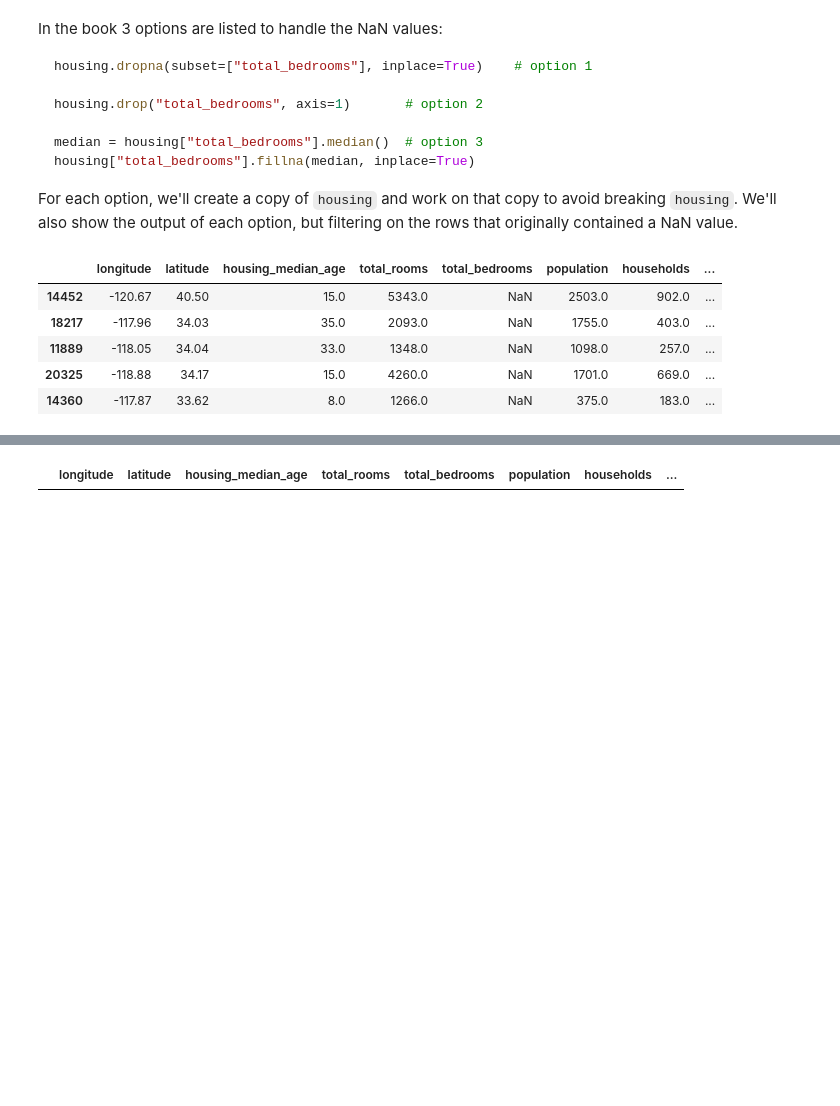
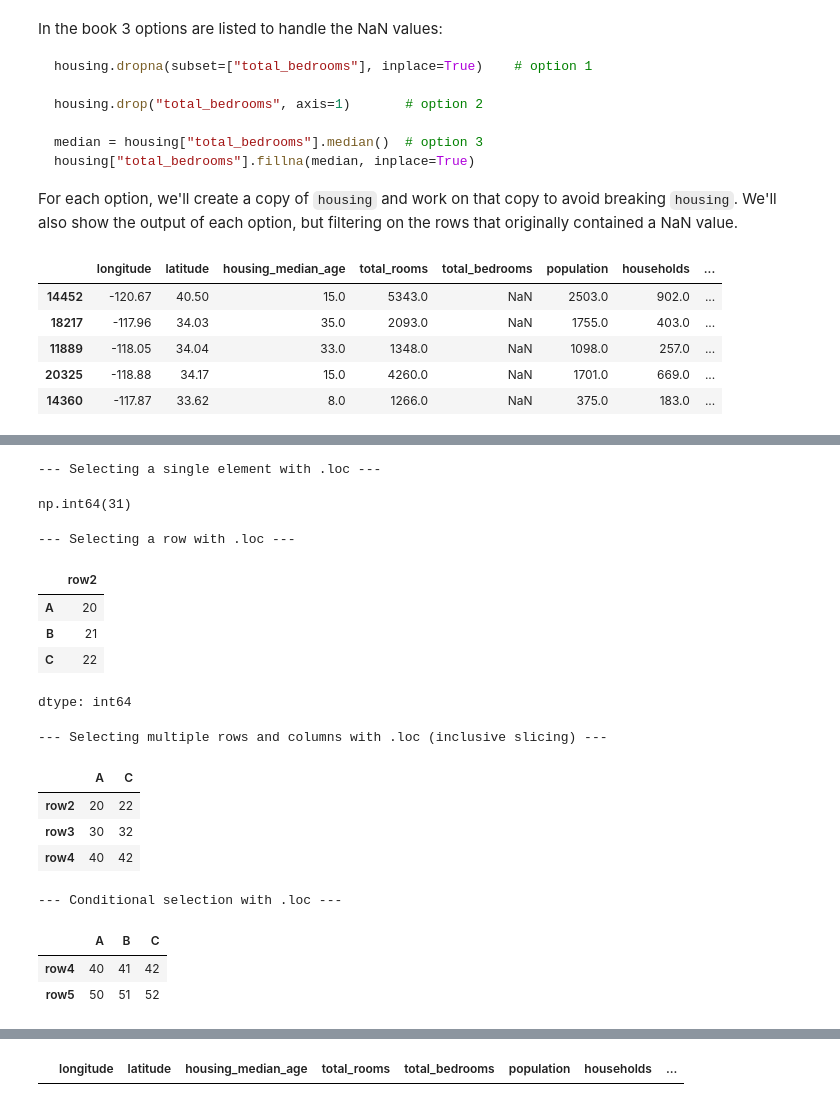
Before and after one commit to neharunwal/ML_Explore, a Jupyter notebook: 02_end_to_end_machine_learning_project.ipynb, the cells around one changed output, grey strips where cells are left out. Saved outputs shown, nothing was run; the diff lists cells and outputs as text; code cells hidden in the pictures; blank space fills up the shorter version.

```diff
--- a/02_end_to_end_machine_learning_project.ipynb
+++ b/02_end_to_end_machine_learning_project.ipynb
@@ -485,0 +465,30 @@ housing.loc[null_rows_idx].head()
+# %%
+print('--- Selecting a single element with .loc ---')
+display(df.loc['row3', 'B'])
+
+print('\n--- Selecting a row with .loc ---')
+display(df.loc['row2'])
+
+print('\n--- Selecting multiple rows and columns with .loc (inclusive slicing) ---')
+display(df.loc['row2':'row4', ['A', 'C']])
+
+print('\n--- Conditional selection with .loc ---')
+display(df.loc[df['A'] > 30])
+# %% [output]
+--- Selecting a single element with .loc ---
+np.int64(31)
+--- Selecting a row with .loc ---
+|  | row2 |
+| A | 20 |
+| B | 21 |
+| C | 22 |
+dtype: int64
+--- Selecting multiple rows and columns with .loc (inclusive slicing) ---
+|  | A | C |
+| row2 | 20 | 22 |
+| row3 | 30 | 32 |
+| row4 | 40 | 42 |
+--- Conditional selection with .loc ---
+|  | A | B | C |
+| row4 | 40 | 41 | 42 |
+| row5 | 50 | 51 | 52 |
```
Also changed, not shown: parts of 25 cells of this notebook.
